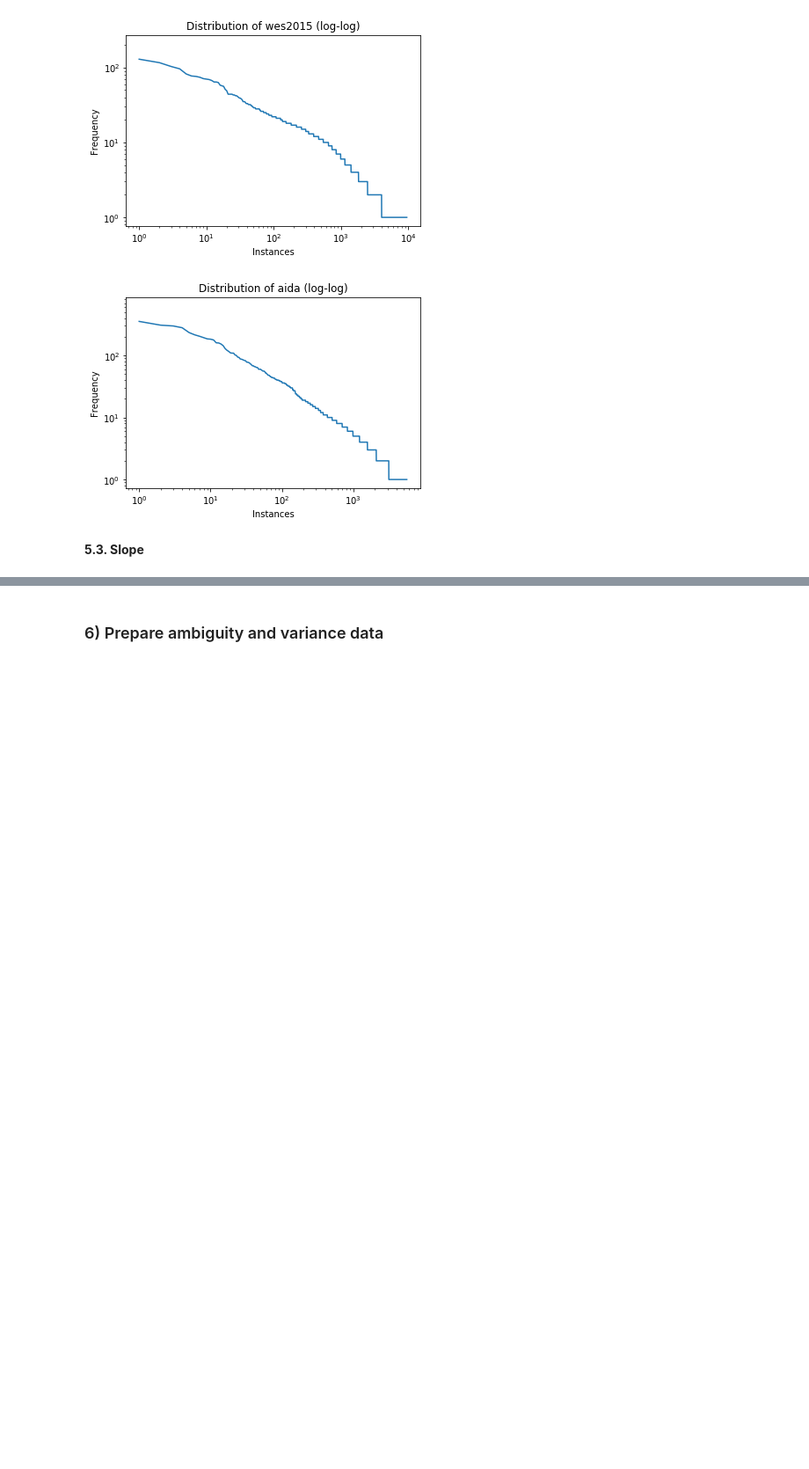
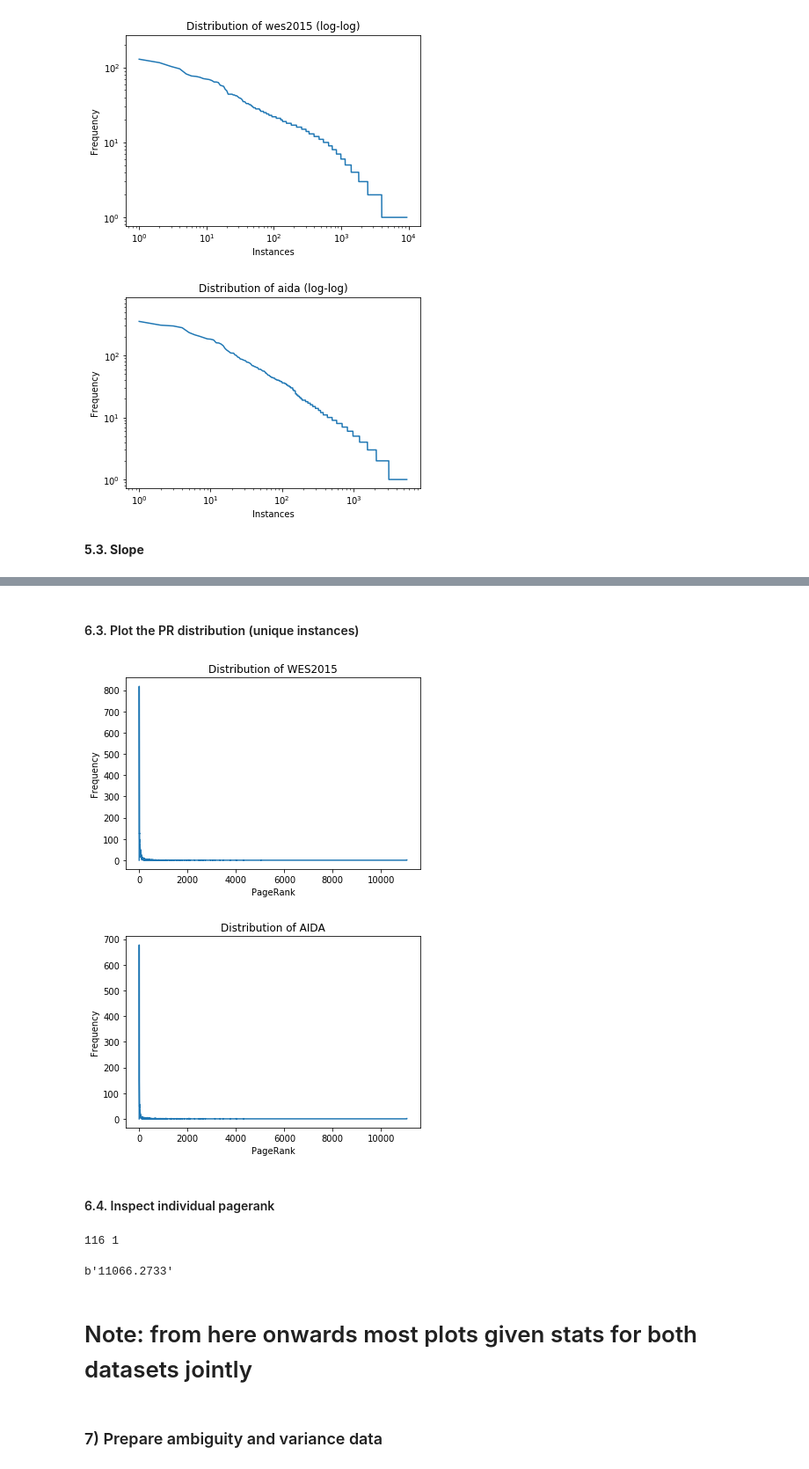
Before and after one commit to cltl/HumanLikeEL, a Jupyter notebook: Data Analysis.ipynb, the cells around one changed output, grey strips where cells are left out. Shown at 88% size. Saved outputs shown, nothing was run; the diff lists cells and outputs as text; code cells hidden in the pictures; blank space fills up the shorter version.

```diff
--- a/Data Analysis.ipynb
+++ b/Data Analysis.ipynb
@@ -104,3 +120,27 @@ LinregressResult(slope=-0.0010437738411112805, intercept=7.9647182552743745, rva
+# %% [markdown]
+#### 6.3. Plot the PR distribution (unique instances)
+# %%
+plot_utils.plot_freq_noagg(wes_pr_uniq, title='WES2015', x_axis='PageRank')
+plot_utils.plot_freq_noagg(aida_pr_uniq, title='AIDA', x_axis='PageRank')
+# %% [output]
+[figure, added]
+[figure, added]
+# %% [markdown]
+#### 6.4. Inspect individual pagerank
+# %%
+# United_States has a max pageRank of 11066.
+pr=11066
+print(wes_pageranks[pr], wes_pr_uniq[pr])
+# %% [output]
+116 1
+# %%
+import redis
+x=redis.Redis()
+x.get('pr:United_States')
+# %% [output]
+b'11066.2733'
+# %% [markdown]
+# Note: from here onwards most plots given stats for both datasets jointly
 # %% [markdown]
-### 6) Prepare ambiguity and variance data
+### 7) Prepare ambiguity and variance data
 # %%
```
Also changed, not shown: parts of 35 cells of this notebook, 4 other files.
